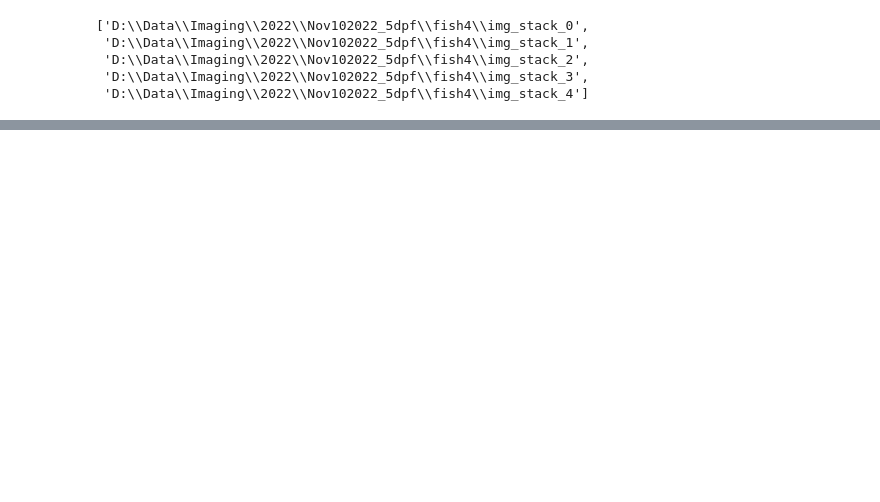
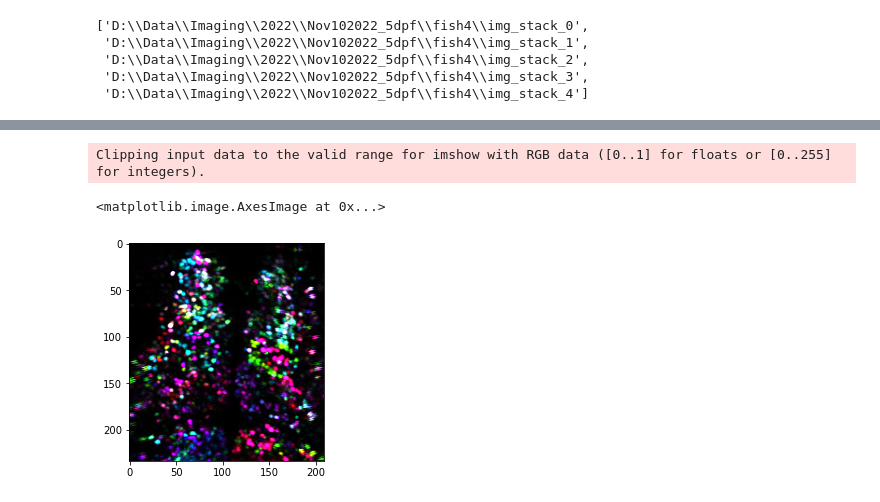
Before and after one commit to Naumann-Lab/caImageAnalysis, a Jupyter notebook: examples/legacy fish to fishy.ipynb, the cells around one changed output, grey strips where cells are left out. Drawn from its saved outputs; the diff is of its cells as text; code cells hidden in the pictures; blank space fills up the shorter version.

Commit message:
finish support for legacy fish struct

```diff
--- a/examples/legacy fish to fishy.ipynb
+++ b/examples/legacy fish to fishy.ipynb
@@ -43,0 +39,5 @@ found and loaded frametimes h5
+# %%
+bf = WorkingFish(folder_path=fish_paths[0],
+                 legacy=True,
+                 stim_fxn=stimuli.legacy_struct_pandastim_to_df,
+                 stim_fxn_args={"stimkey":"matt"})
@@ -43,0 +56,7 @@ found and loaded frametimes h5
+# %%
+d = bf.make_difference_image()
+plt.imshow(d)
+# %% [output]
+Clipping input data to the valid range for imshow with RGB data ([0..1] for floats or [0..255] for integers).
+<matplotlib.image.AxesImage at 0x...>
+[figure, added]
```
Also changed, not shown: parts of 3 cells of this notebook, 2 other files.
